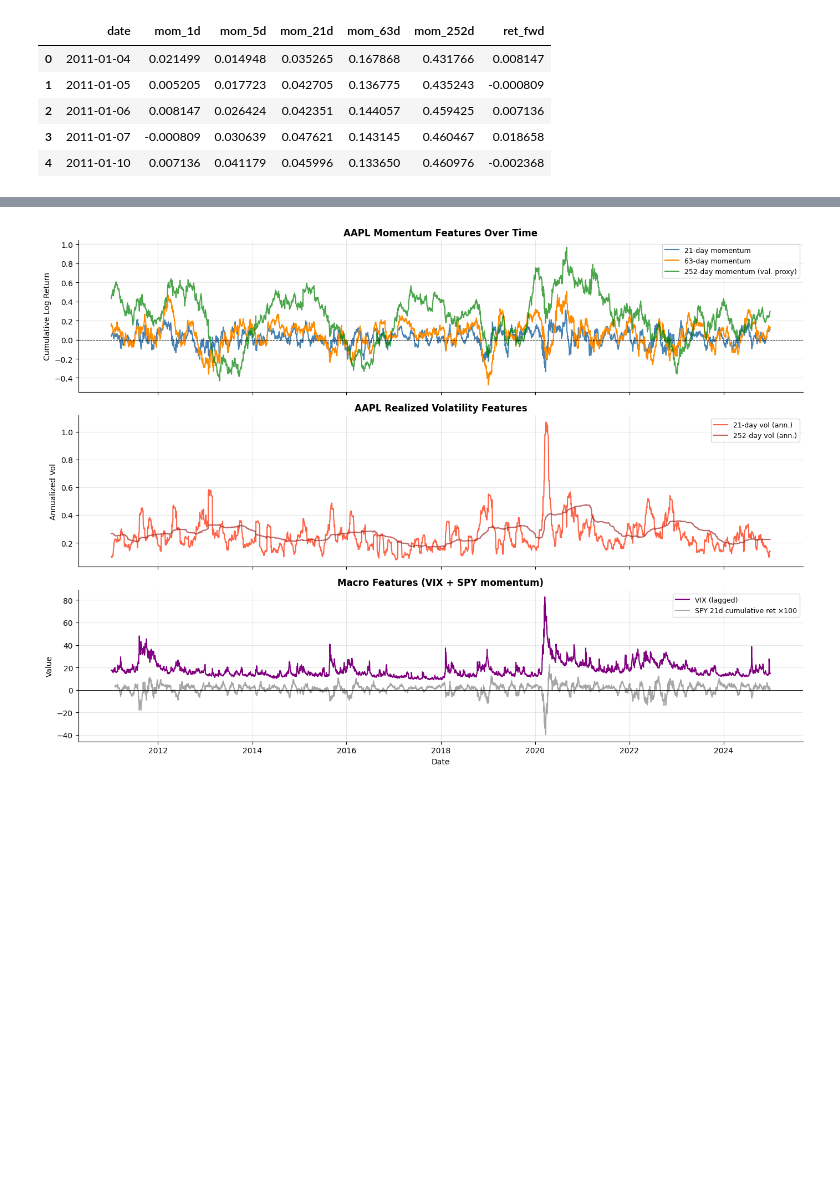
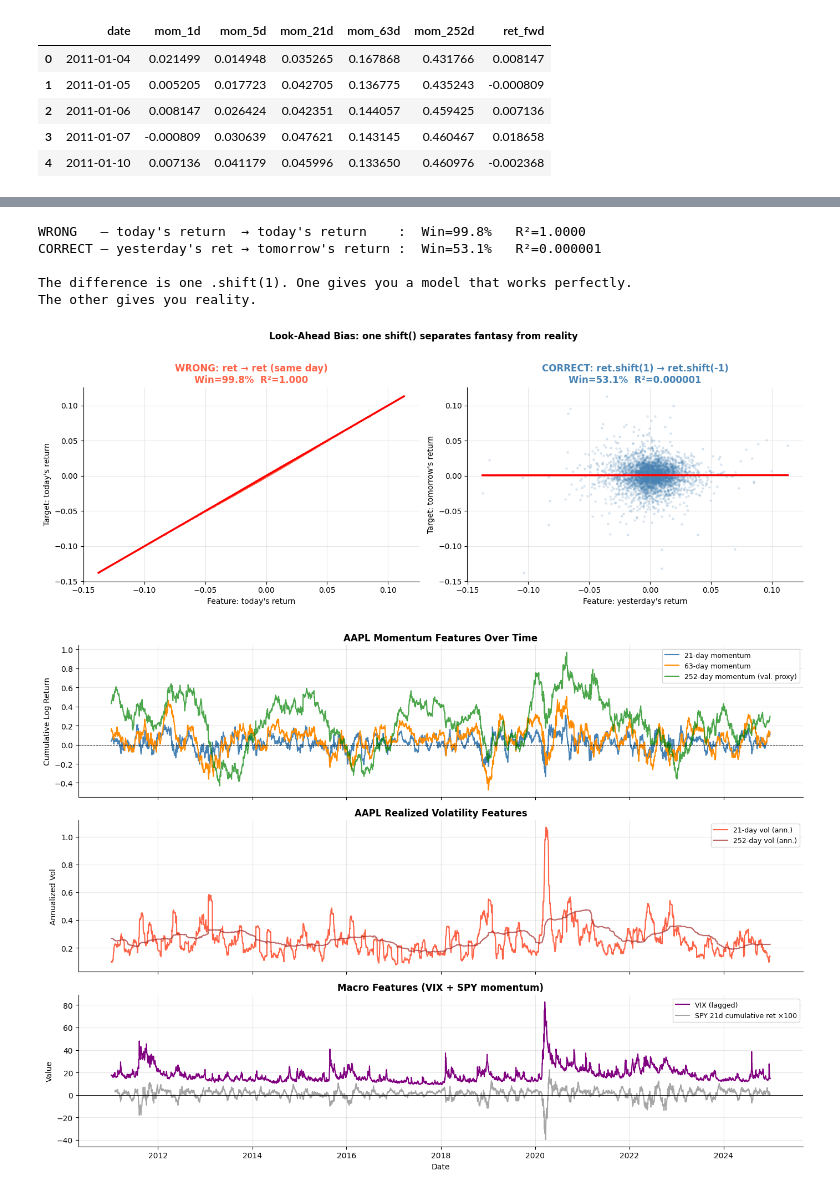
Before and after one commit to harrodyuan/DS4FE, a Jupyter notebook: DS4FE_Part3_Single_Stock_Prediction.ipynb, the cells around one changed output, grey strips where cells are left out. Cells and saved outputs as stored; diff of their text form; code cells hidden in the pictures; blank space fills up the shorter version.

```diff
--- a/DS4FE_Part3_Single_Stock_Prediction.ipynb
+++ b/DS4FE_Part3_Single_Stock_Prediction.ipynb
@@ -225,3 +235,63 @@ Features: ['mom_1d', 'mom_5d', 'mom_21d', 'mom_63d', 'mom_252d', 'vol_21d', 'vol
+# %%
+# ── Look-ahead bias: the wrong way vs. the right way ─────────────────────
+from sklearn.linear_model import LinearRegression
+from sklearn.metrics import r2_score
+
+d = aapl.sort_values('date')[['date', 'ret']].dropna().copy()
+
+# ── WRONG: predict today's return with today's return (forgot to shift) ────
+X_wrong = d['ret'].values.reshape(-1, 1)   # feature: ret at time t
+y_wrong = d['ret'].values                  # target:  ret at time t  ← SAME DAY
+lr_wrong   = LinearRegression().fit(X_wrong, y_wrong)
+pred_wrong = lr_wrong.predict(X_wrong)
+win_wrong  = (np.sign(pred_wrong) == np.sign(y_wrong)).mean()
+r2_wrong   = r2_score(y_wrong, pred_wrong)
+
+# ── CORRECT: yesterday's return predicts tomorrow's return ─────────────────
+d['feat'] = d['ret'].shift(1)              # feature: ret at time t-1
+d['tgt']  = d['ret'].shift(-1)             # target:  ret at time t+1
+d2 = d.dropna()
+X_right    = d2['feat'].values.reshape(-1, 1)
+y_right    = d2['tgt'].values
+lr_right   = LinearRegression().fit(X_right, y_right)
+pred_right = lr_right.predict(X_right)
+win_right  = (np.sign(pred_right) == np.sign(y_right)).mean()
+r2_right   = r2_score(y_right, pred_right)
+
+print(f'WRONG   — today\'s return  → today\'s return    :  Win={win_wrong:.1%}   R²={r2_wrong:.4f}')
+print(f'CORRECT — yesterday\'s ret → tomorrow\'s return :  Win={win_right:.1%}   R²={r2_right:.6f}')
+print()
+print('The difference is one .shift(1). One gives you a model that works perfectly.')
+print('The other gives you reality.')
+
+fig, axes = plt.subplots(1, 2, figsize=(14, 5))
+
+axes[0].scatter(X_wrong, y_wrong, alpha=0.15, s=5, color='tomato')
+xl = np.linspace(X_wrong.min(), X_wrong.max(), 100).reshape(-1, 1)
+axes[0].plot(xl, lr_wrong.predict(xl), 'r-', linewidth=2.5)
+axes[0].set_title(f'WRONG: ret → ret (same day)\nWin={win_wrong:.1%}  R²={r2_wrong:.3f}',
+                  fontweight='bold', color='tomato')
+axes[0].set_xlabel("Feature: today's return")
+axes[0].set_ylabel("Target: today's return")
+
+axes[1].scatter(X_right, y_right, alpha=0.15, s=5, color='steelblue')
+xl2 = np.linspace(X_right.min(), X_right.max(), 100).reshape(-1, 1)
+axes[1].plot(xl2, lr_right.predict(xl2), 'r-', linewidth=2.5)
+axes[1].set_title(f'CORRECT: ret.shift(1) → ret.shift(-1)\nWin={win_right:.1%}  R²={r2_right:.6f}',
+                  fontweight='bold', color='steelblue')
+axes[1].set_xlabel("Feature: yesterday's return")
+axes[1].set_ylabel("Target: tomorrow's return")
+
+plt.suptitle('Look-Ahead Bias: one shift() separates fantasy from reality', fontweight='bold', y=1.02)
+plt.tight_layout()
+plt.show()
+# %% [output]
+WRONG   — today's return  → today's return    :  Win=99.8%   R²=1.0000
+CORRECT — yesterday's ret → tomorrow's return :  Win=53.1%   R²=0.000001
+
+The difference is one .shift(1). One gives you a model that works perfectly.
+The other gives you reality.
+[figure, added]
 # %%
 # Feature visualisation — rolling features over time for AAPL
 fig, axes = plt.subplots(3, 1, figsize=(14, 10), sharex=True)
```
Also changed, not shown: parts of 14 cells of this notebook.
